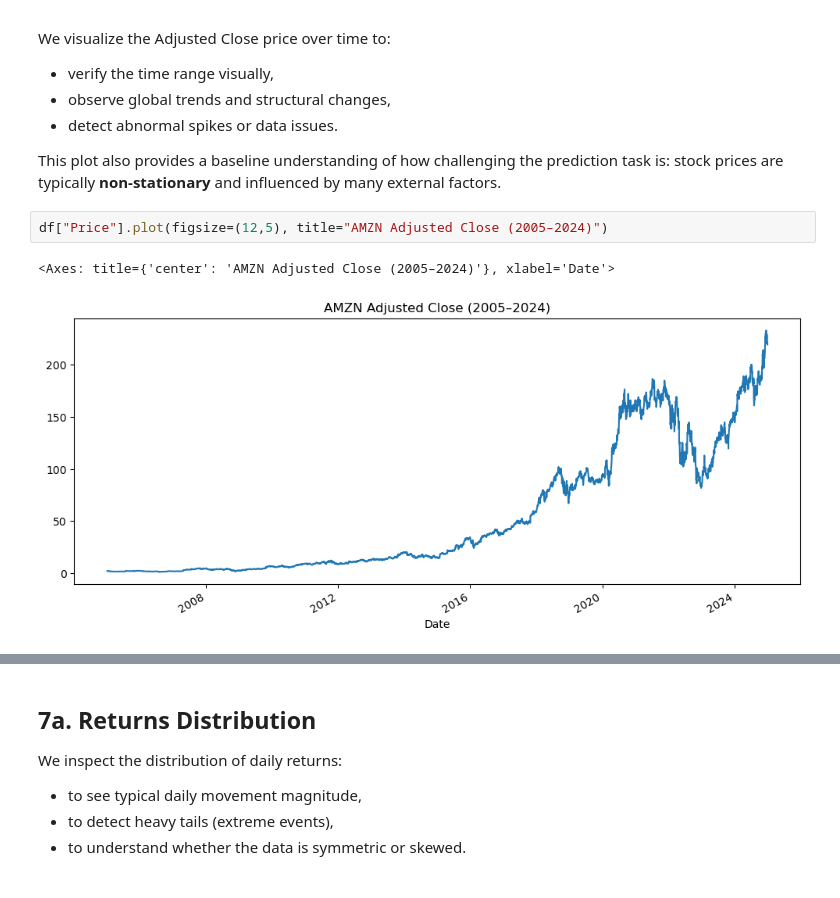
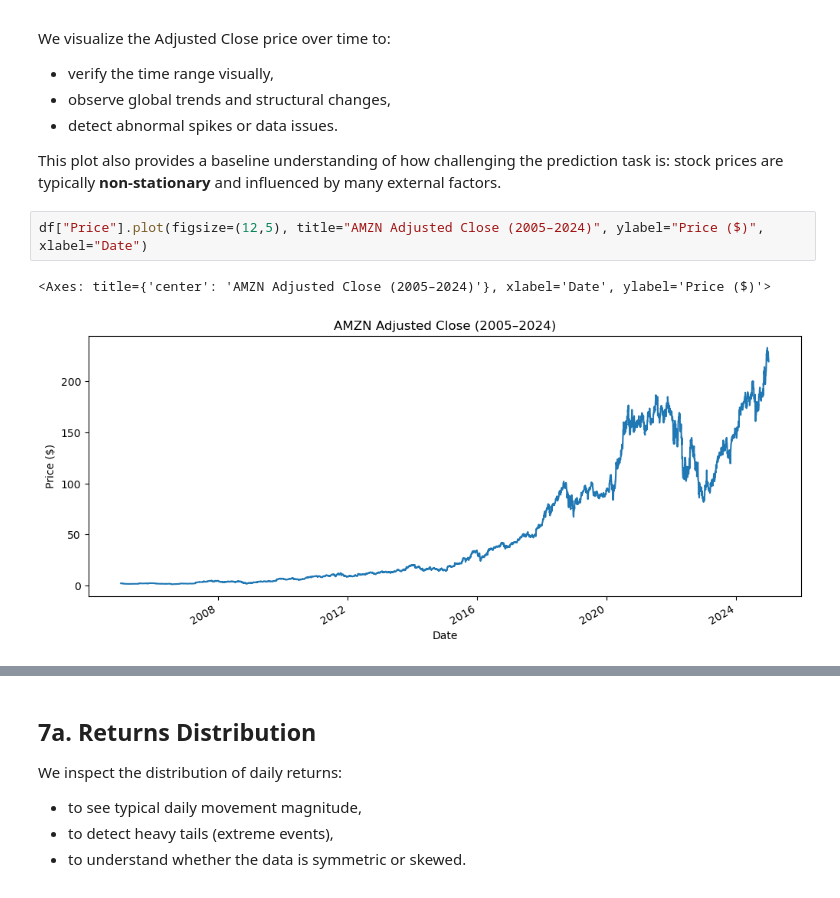
Before and after one commit to EdLac/stock-price-prediction-amazon, a Jupyter notebook: notebooks/01_data_download_and_eda.ipynb, the cells around one changed output, grey strips where cells are left out. Drawn from its saved outputs; the diff is of its cells as text.

```diff
--- a/notebooks/01_data_download_and_eda.ipynb
+++ b/notebooks/01_data_download_and_eda.ipynb
@@ -126,7 +155,7 @@ We visualize the Adjusted Close price over time to:
 This plot also provides a baseline understanding of how challenging the prediction task is:
 stock prices are typically **non-stationary** and influenced by many external factors.
 # %%
-df["Price"].plot(figsize=(12,5), title="AMZN Adjusted Close (2005–2024)")
+df["Price"].plot(figsize=(12,5), title="AMZN Adjusted Close (2005–2024)", ylabel="Price ($)", xlabel="Date")
 # %% [output]
-<Axes: title={'center': 'AMZN Adjusted Close (2005–2024)'}, xlabel='Date'>
+<Axes: title={'center': 'AMZN Adjusted Close (2005–2024)'}, xlabel='Date', ylabel='Price ($)'>
-[figure, old version]
+[figure, new version]
```
Also changed, not shown: parts of 22 cells of this notebook, 1 other file.
